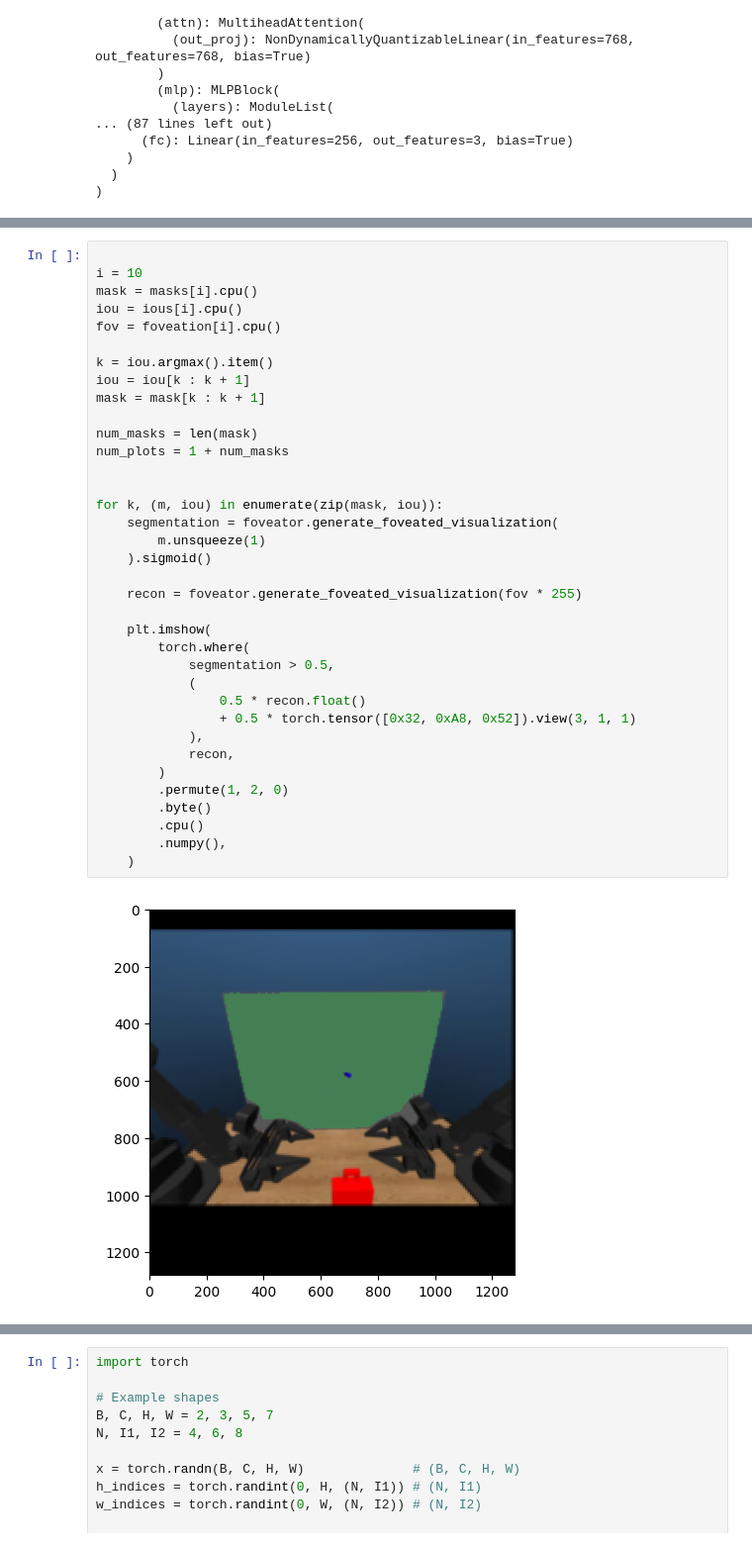
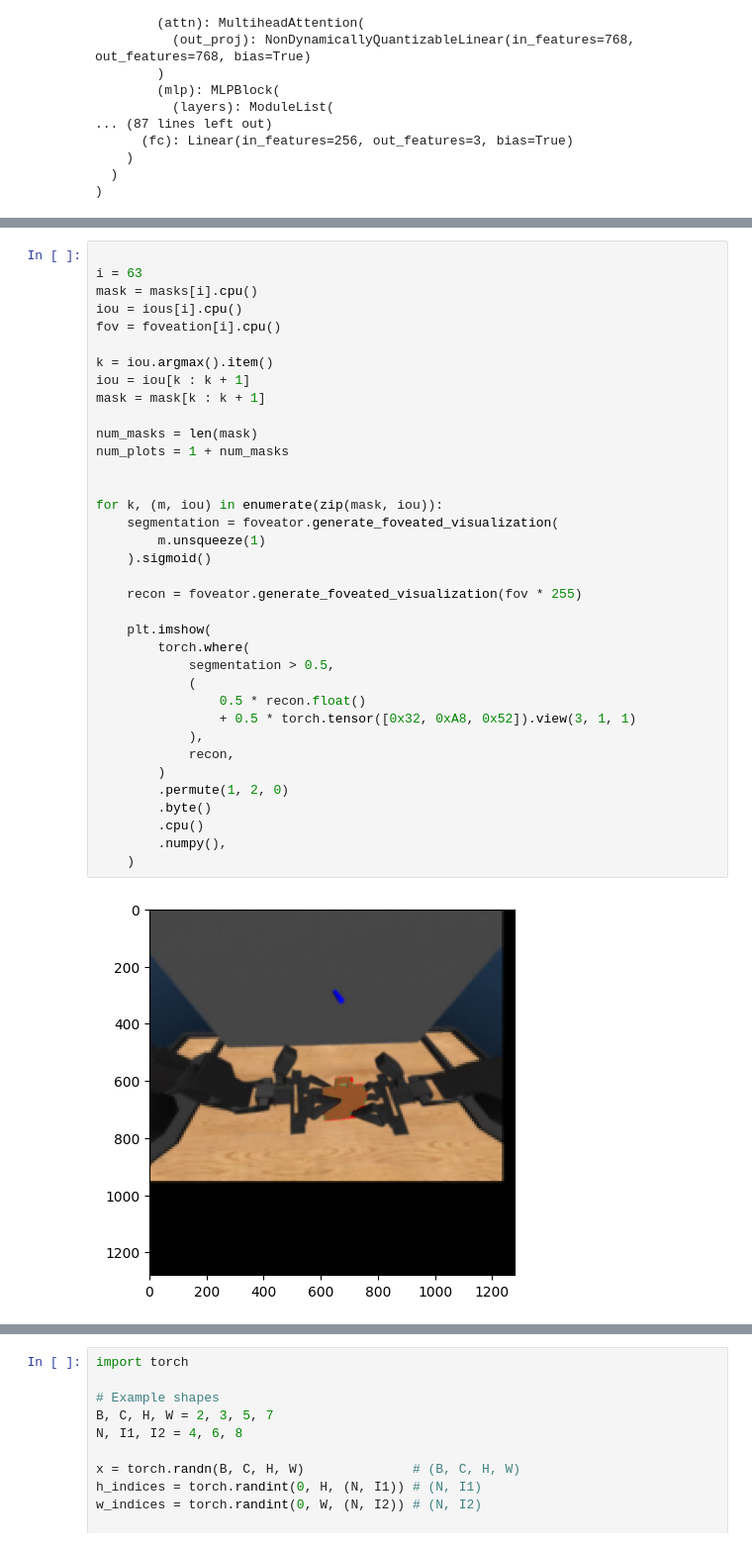
Before and after one commit to ian-chuang/gaze-av-aloha, a Jupyter notebook: gaze_av_aloha/notebooks/batch_stt.ipynb, the cells around one changed output, grey strips where cells are left out. Shown at 99% size. Drawn from its saved outputs; the diff is of its cells as text.

```diff
--- a/gaze_av_aloha/notebooks/batch_stt.ipynb
+++ b/gaze_av_aloha/notebooks/batch_stt.ipynb
@@ -628,6 +628,6 @@ Foveation extraction time: 0.0223 seconds
 # %%
 
-i = 10
+i = 63
 mask = masks[i].cpu()
 iou = ious[i].cpu()
 fov = foveation[i].cpu()
@@ -635,31 +635,31 @@ fov = foveation[i].cpu()
 k = iou.argmax().item()
 iou = iou[k : k + 1]
 mask = mask[k : k + 1]
 
 num_masks = len(mask)
 num_plots = 1 + num_masks
 
 
 for k, (m, iou) in enumerate(zip(mask, iou)):
     segmentation = foveator.generate_foveated_visualization(
         m.unsqueeze(1)
     ).sigmoid()
 
     recon = foveator.generate_foveated_visualization(fov * 255)
 
     plt.imshow(
         torch.where(
             segmentation > 0.5,
             (
                 0.5 * recon.float()
                 + 0.5 * torch.tensor([0x32, 0xA8, 0x52]).view(3, 1, 1)
             ),
             recon,
         )
         .permute(1, 2, 0)
         .byte()
         .cpu()
         .numpy(),
     )
 # %% [output]
-[figure, old version]
+[figure, new version]
```
Also changed, not shown: parts of 3 cells of this notebook, 7 other files.
